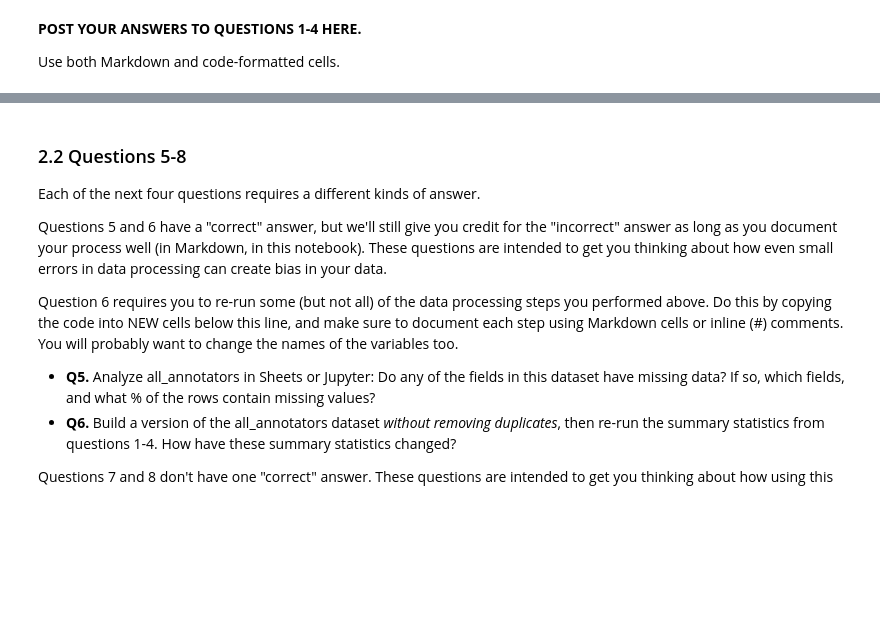
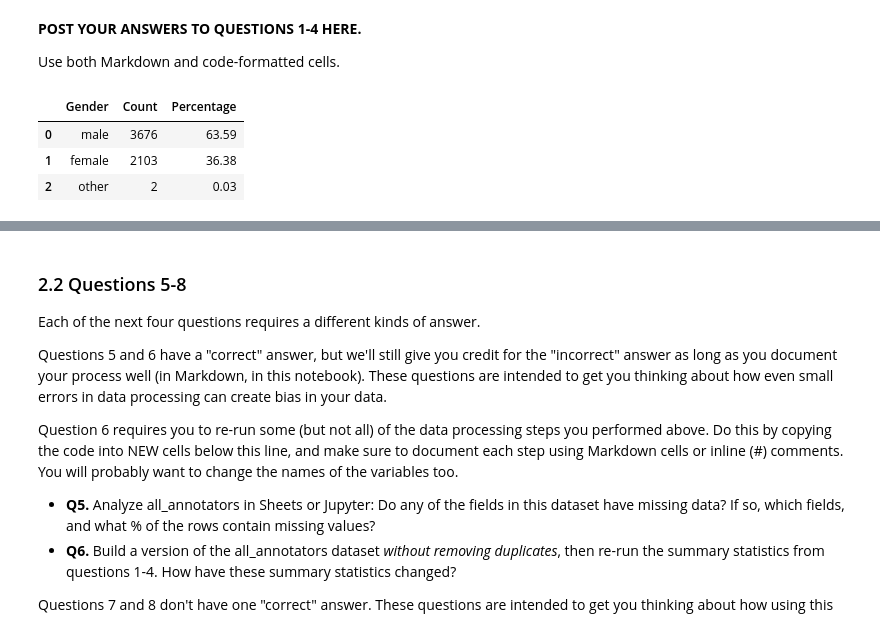
Before and after one commit to paralosis/hcde-410, a Jupyter notebook: A2/hcde410-a2.ipynb, the cells around one changed output, grey strips where cells are left out. Saved outputs shown, nothing was run; the diff lists cells and outputs as text; code cells hidden in the pictures; blank space fills up the shorter version.

```diff
--- a/A2/hcde410-a2.ipynb
+++ b/A2/hcde410-a2.ipynb
@@ -421,0 +419,17 @@ i
+# %%
+#[Here's a starter code cell for Q1-Q4]
+import pandas as pd
+import matplotlib.pyplot as plt
+
+df = pd.read_csv("a2_all_annotator_demographics.csv")
+
+gender_table = df["gender"].value_counts().reset_index()
+gender_table.columns = ["Gender", "Count"]
+gender_table["Percentage"] = (gender_table["Count"] / gender_table["Count"].sum() * 100).round(2)
+
+display(gender_table)
+# %% [output]
+|  | Gender | Count | Percentage |
+| 0 | male | 3676 | 63.59 |
+| 1 | female | 2103 | 36.38 |
+| 2 | other | 2 | 0.03 |
```
Also changed, not shown: parts of 17 cells of this notebook.
